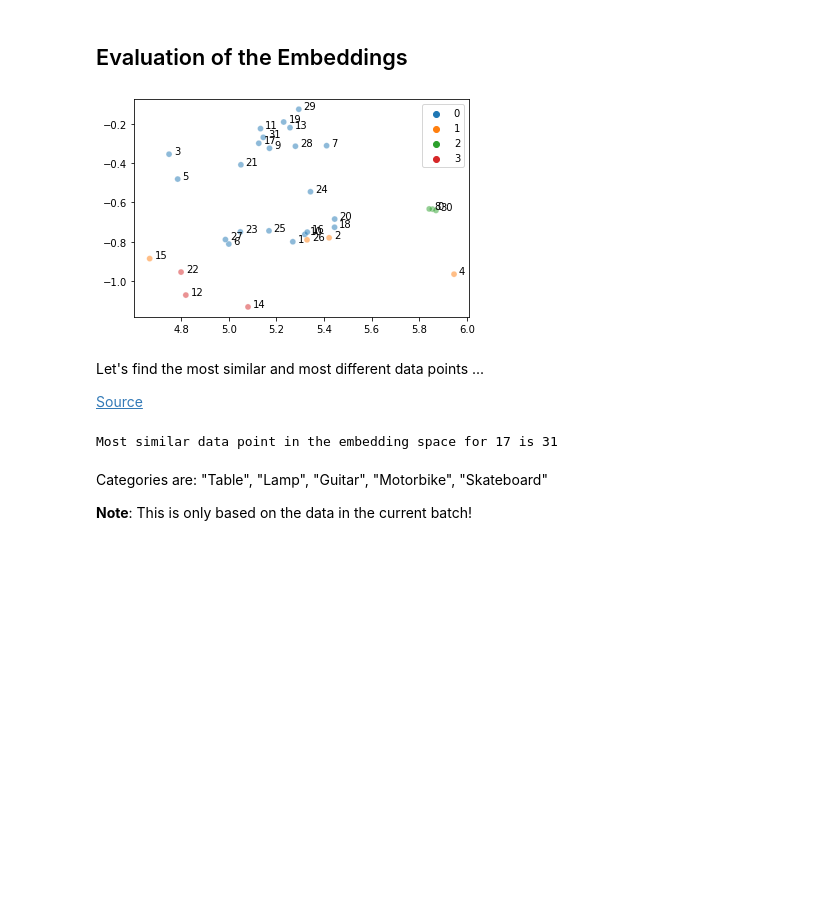
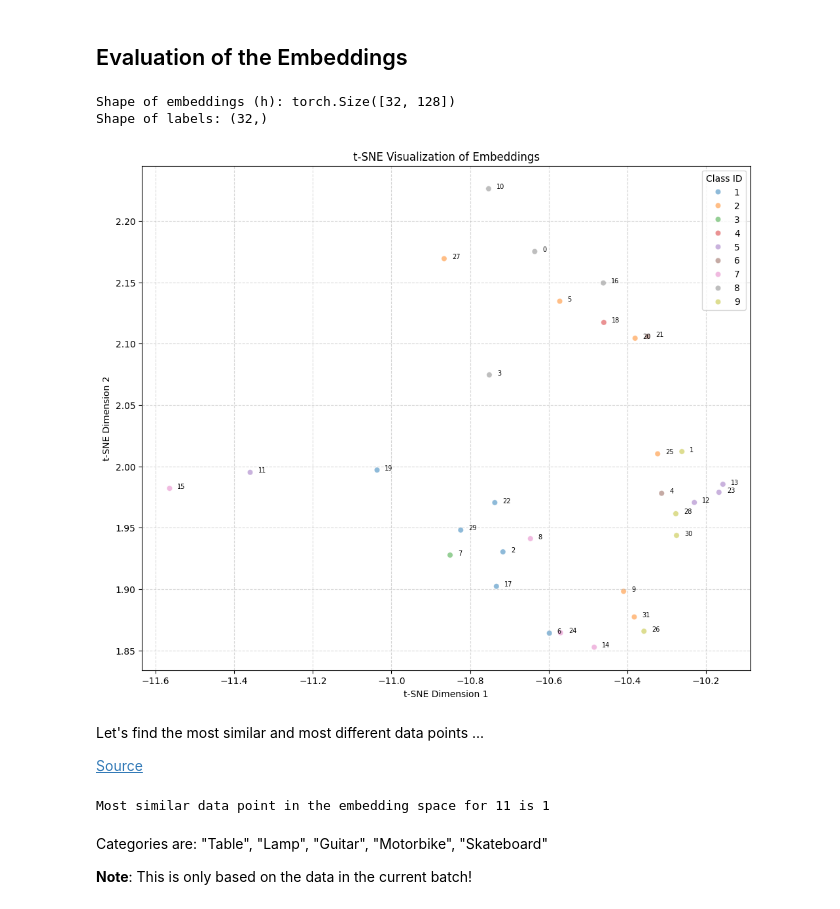
Before and after one commit to agothebi/ContrastiveModel_test, a Jupyter notebook: contrastive_learning.ipynb, the cells around one changed output. Saved outputs shown, nothing was run; the diff lists cells and outputs as text; code cells hidden in the pictures; blank space fills up the shorter version.

```diff
--- a/contrastive_learning.ipynb
+++ b/contrastive_learning.ipynb
@@ -252,39 +261,65 @@ Epoch 003, Loss: 0.2814
 # %%
 from sklearn.manifold import TSNE
 import seaborn as sns
 import pandas as pd
 import matplotlib.pyplot as plt
+import torch # Necessary for .cpu().detach() and .to(device)
+import numpy as np # Necessary for .numpy()
+
+# --- Your existing setup (data_loader, model, device) must be defined before this block ---
 
 # Get sample batch
 sample = next(iter(data_loader))
 
-# Get representations
-h = model(sample.to(device), train=False)
+# Move the entire sample batch to the appropriate device
+sample = sample.to(device)
+
+# Get representations from your model
+h = model(sample, train=False)
 h = h.cpu().detach()
-labels = sample.category.cpu().detach().numpy()
+
+# --- THE ONLY LINE MODIFIED TO FIX THE AttributeError ---
+# As confirmed by your 'sample.keys' output, your labels are in 'sample.y'.
+labels = sample.y.cpu().detach().numpy()
+# --------------------------------------------------------
+
+print(f"Shape of embeddings (h): {h.shape}")
+print(f"Shape of labels: {labels.shape}")
 
 # Get low-dimensional t-SNE Embeddings
 h_embedded = TSNE(n_components=2, learning_rate='auto',
                    init='random').fit_transform(h.numpy())
 
 # Plot
+plt.figure(figsize=(12, 10)) # Added figure creation for proper display
 ax = sns.scatterplot(x=h_embedded[:,0], y=h_embedded[:,1], hue=labels,
                     alpha=0.5, palette="tab10")
 
 # Add labels to be able to identify the data points
+# This matches your original code: annotations are sequential numbers (0, 1, 2, ...)
 annotations = list(range(len(h_embedded[:,0])))
 
 def label_points(x, y, val, ax):
     a = pd.concat({'x': x, 'y': y, 'val': val}, axis=1)
     for i, point in a.iterrows():
-        ax.text(point['x']+.02, point['y'], str(int(point['val'])))
+        # Using a slightly smaller font size for better readability if many points
+        ax.text(point['x']+.02, point['y'], str(int(point['val'])), fontsize=7)
 
 label_points(pd.Series(h_embedded[:,0]),
             pd.Series(h_embedded[:,1]),
-            pd.Series(annotations),
+            pd.Series(annotations), # Passing the sequential annotations here
             plt.gca())
+
+plt.title("t-SNE Visualization of Embeddings")
+plt.xlabel("t-SNE Dimension 1")
+plt.ylabel("t-SNE Dimension 2")
+plt.legend(title="Class ID") # Legend will show the numerical class IDs
+plt.grid(True, linestyle='--', alpha=0.5) # Add a grid for better readability
+plt.show() # Display the plot
 # %% [output]
+Shape of embeddings (h): torch.Size([32, 128])
+Shape of labels: (32,)
-[figure, old version]
+[figure, new version]
 # %% [markdown]
 Let's find the most similar and most different data points ...
 
@@ -307,11 +342,11 @@ max_indices = torch.topk(similarity, k=2)[1][:, 1]
 max_vals  = torch.topk(similarity, k=2)[0][:, 1]
 
 # Select index
-idx = 17
+idx = 11
 similar_idx = max_indices[idx]
 print(f"Most similar data point in the embedding space for {idx} is {similar_idx}")
 # %% [output]
-Most similar data point in the embedding space for 17 is 31
+Most similar data point in the embedding space for 11 is 1
 # %% [markdown]
 Categories are: "Table", "Lamp", "Guitar", "Motorbike", "Skateboard"
 
```
Also changed, not shown: parts of 9 cells of this notebook.
